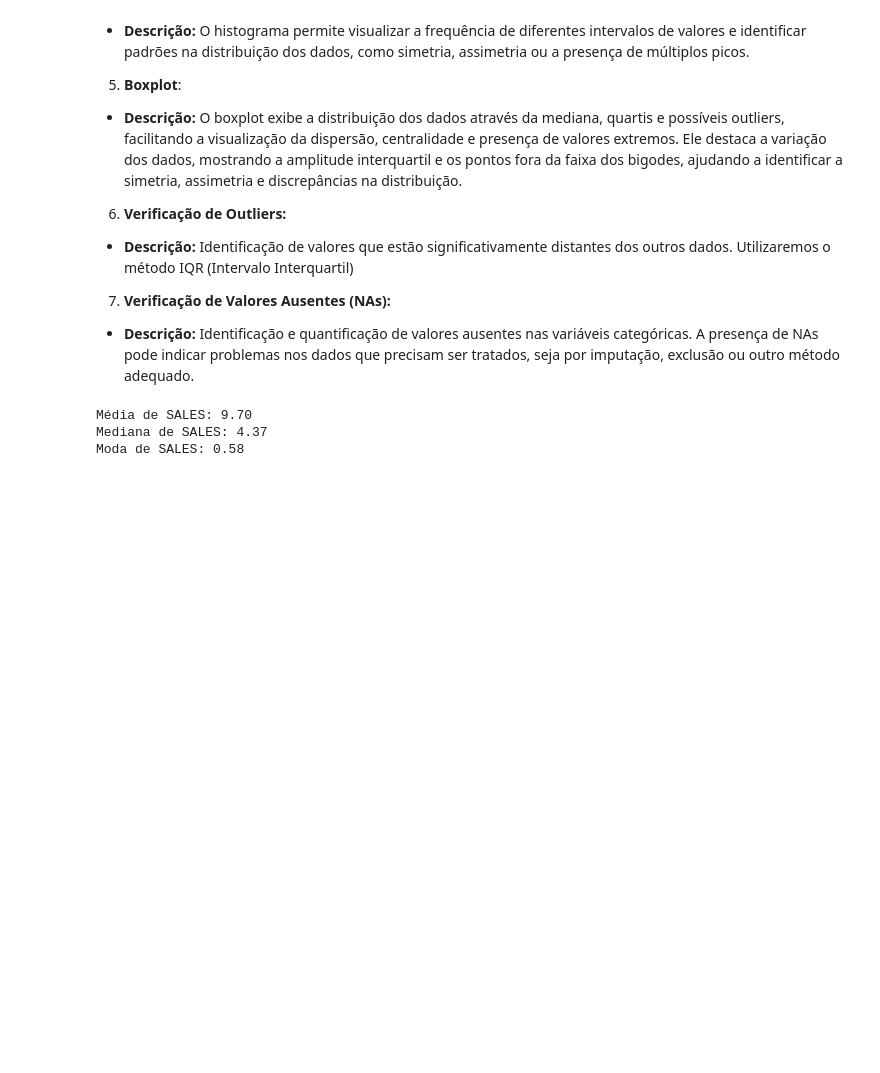
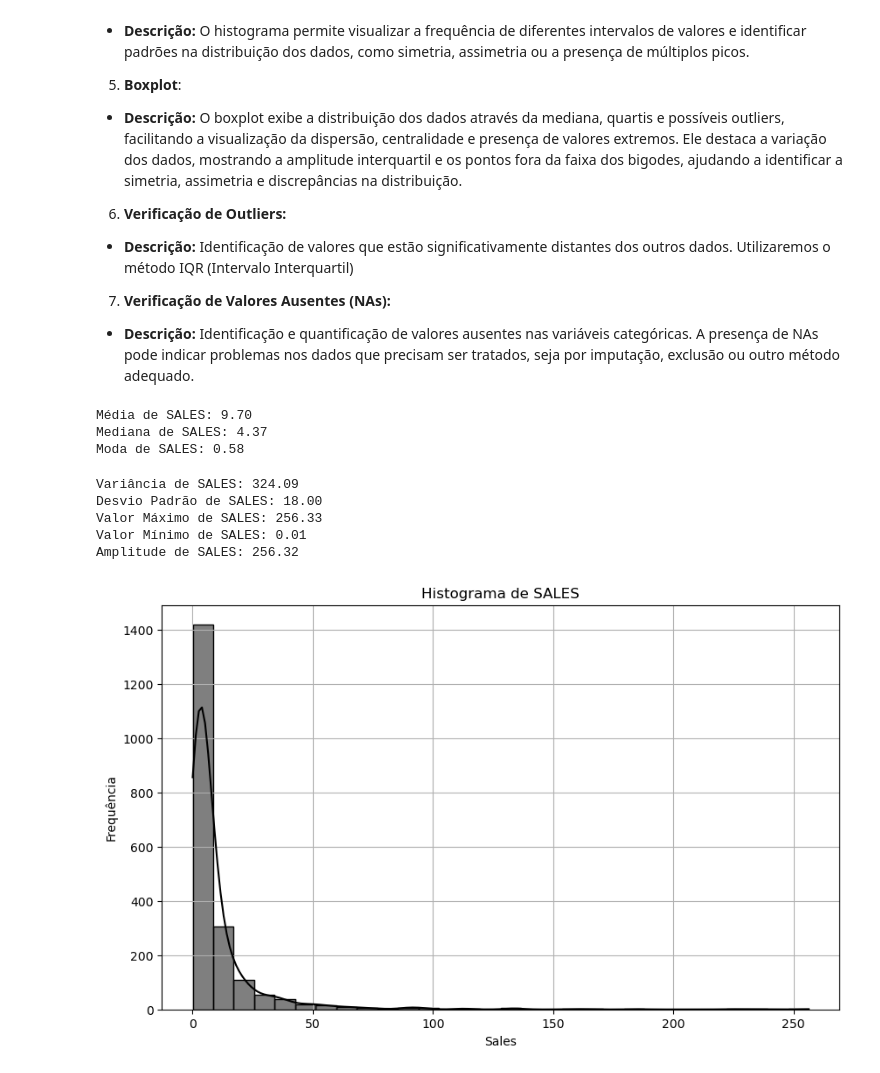
Before and after one commit to isastersa/estudos-womakerscode, a Jupyter notebook: python-estatistica/estudos_estatistica1.ipynb, the cells around one changed output. Drawn from its saved outputs; the diff is of its cells as text; code cells hidden in the pictures; blank space fills up the shorter version.

```diff
--- a/python-estatistica/estudos_estatistica1.ipynb
+++ b/python-estatistica/estudos_estatistica1.ipynb
@@ -263,0 +247,30 @@ Moda de SALES: 0.58
+# %%
+# Medidas de Dispersão
+variancia_sales = df_forbes['sales'].var()
+desviopadrao_sales = df_forbes['sales'].std()
+max_sales = df_forbes['sales'].max()
+min_sales = df_forbes['sales'].min()
+amplitude_sales = max_sales - min_sales
+
+print(f'Variância de SALES: {variancia_sales:.2f}')
+print(f'Desvio Padrão de SALES: {desviopadrao_sales:.2f}')
+print(f'Valor Máximo de SALES: {max_sales:.2f}')
+print(f'Valor Mínimo de SALES: {min_sales:.2f}')
+print(f'Amplitude de SALES: {amplitude_sales:.2f}')
+# %% [output]
+Variância de SALES: 324.09
+Desvio Padrão de SALES: 18.00
+Valor Máximo de SALES: 256.33
+Valor Mínimo de SALES: 0.01
+Amplitude de SALES: 256.32
+# %%
+# Histograma
+plt.figure(figsize=(10, 6))
+sns.histplot(df_forbes['sales'], bins=30, kde=True, color='black')
+plt.title('Histograma de SALES')
+plt.xlabel('Sales')
+plt.ylabel('Frequência')
+plt.grid(True)
+plt.show()
+# %% [output]
+[figure, added]
```
Also changed, not shown: parts of 37 cells of this notebook, 2 other files.
